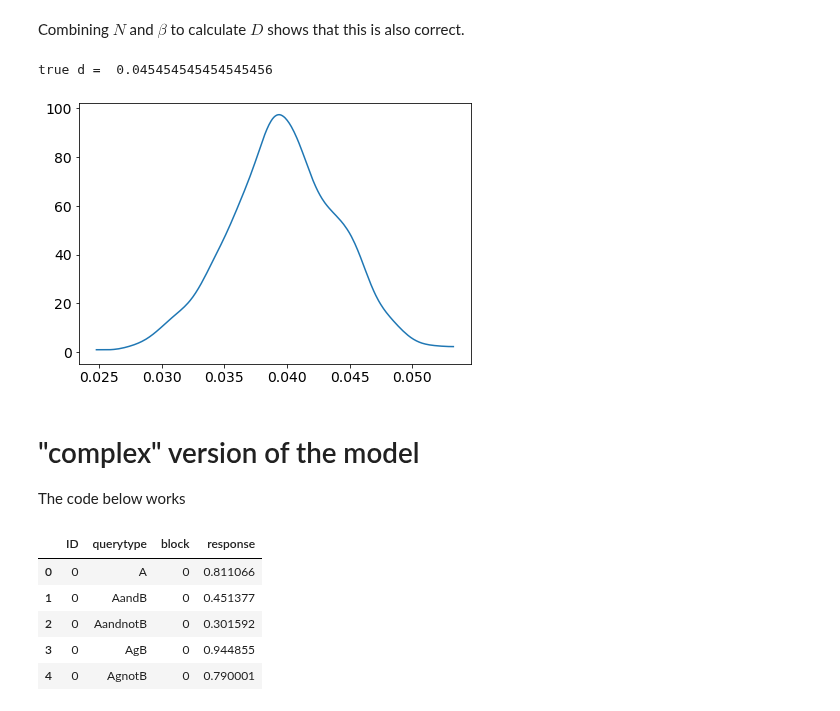
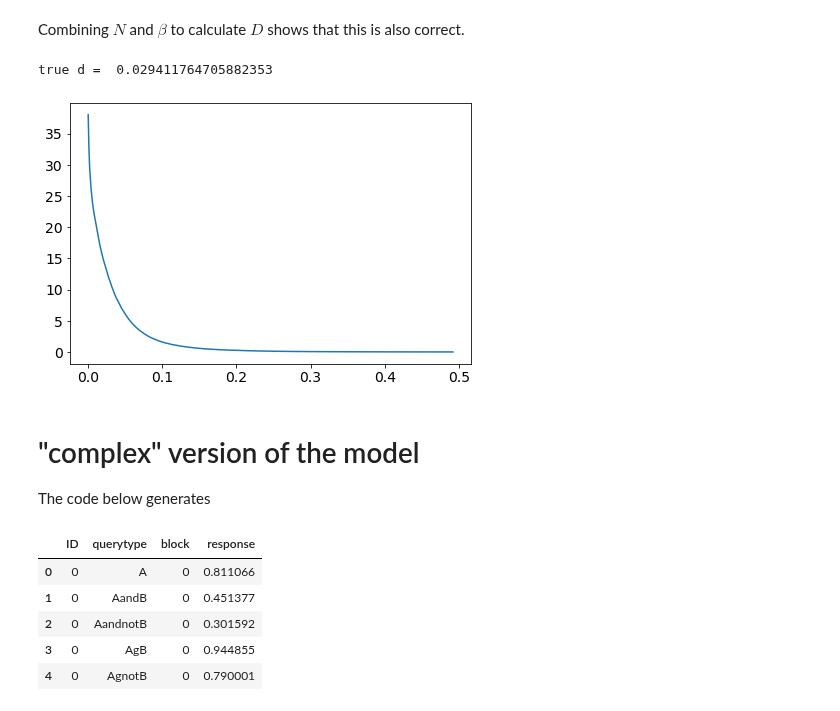
Before and after one commit to derekpowell/bayesian-sampler, a Jupyter notebook: bsampler-numpyro-sim.ipynb, the cells around one changed output. Cells and saved outputs as stored; diff of their text form; code cells hidden in the pictures.

```diff
--- a/bsampler-numpyro-sim.ipynb
+++ b/bsampler-numpyro-sim.ipynb
@@ -123 +144,3 @@ sim_data.head()
+# %%
+X_data, y_data = make_model_data(sim_data) # see data_helpers.py
 # %%
@@ -146,11 +185,10 @@ def bayesian_sampler(data, y=None):
 
     return yhat
-# %%
-from jax import random
-from numpyro.infer import MCMC, NUTS
-
-nuts_kernel = NUTS(bayesian_sampler)
-mcmc = MCMC(nuts_kernel, num_warmup=250, num_samples=1_000, num_chains=1)
-rng_key = random.PRNGKey(0)
-mcmc.run(rng_key, X_data, y_data)
+# %%
+mcmc_bs = MCMC(NUTS(bayesian_sampler_complex, target_accept_prob=.80),
+               num_warmup=2000,
+               num_samples=2_000,
+               num_chains=1)
+
+mcmc_bs.run(random.PRNGKey(0), X_data, y_data)
 # %%
@@ -178,7 +196,7 @@ it works! and much faster
 # %%
 import arviz as az
 
-numpyro_data = az.from_numpyro(mcmc)
+numpyro_data = az.from_numpyro(mcmc_bs)
 
 az.waic(numpyro_data)
 # %% [output]
@@ -212,19 +216,19 @@ Combining $N$ and $\beta$ to calculate $D$ shows that this is also correct.
 # %%
 # can combine to form D
 beta_post = numpyro_data.posterior.beta
-N_post = numpyro_data.posterior.N
+N_post = numpyro_data.posterior.N_delta + numpyro_data.posterior.N_prime
 
 d_post = beta_post/(N_post+2*beta_post)
 
 az.plot_dist(d_post)
-print("true d = ", .5/(10+1))
+print("true d = ", .5/(16+1))
 # %% [output]
-true d =  0.045454545454545456
+true d =  0.029411764705882353
-[figure, old version]
+[figure, new version]
 # %% [markdown]
 # "complex" version of the model
 
-The code below works
+The code below generates
 # %%
 # removed torch dependency 3/22/21, 12:22 PM
 %run -i 'model_helpers.py'
```
Also changed, not shown: parts of 9 cells of this notebook, 3 other files.
